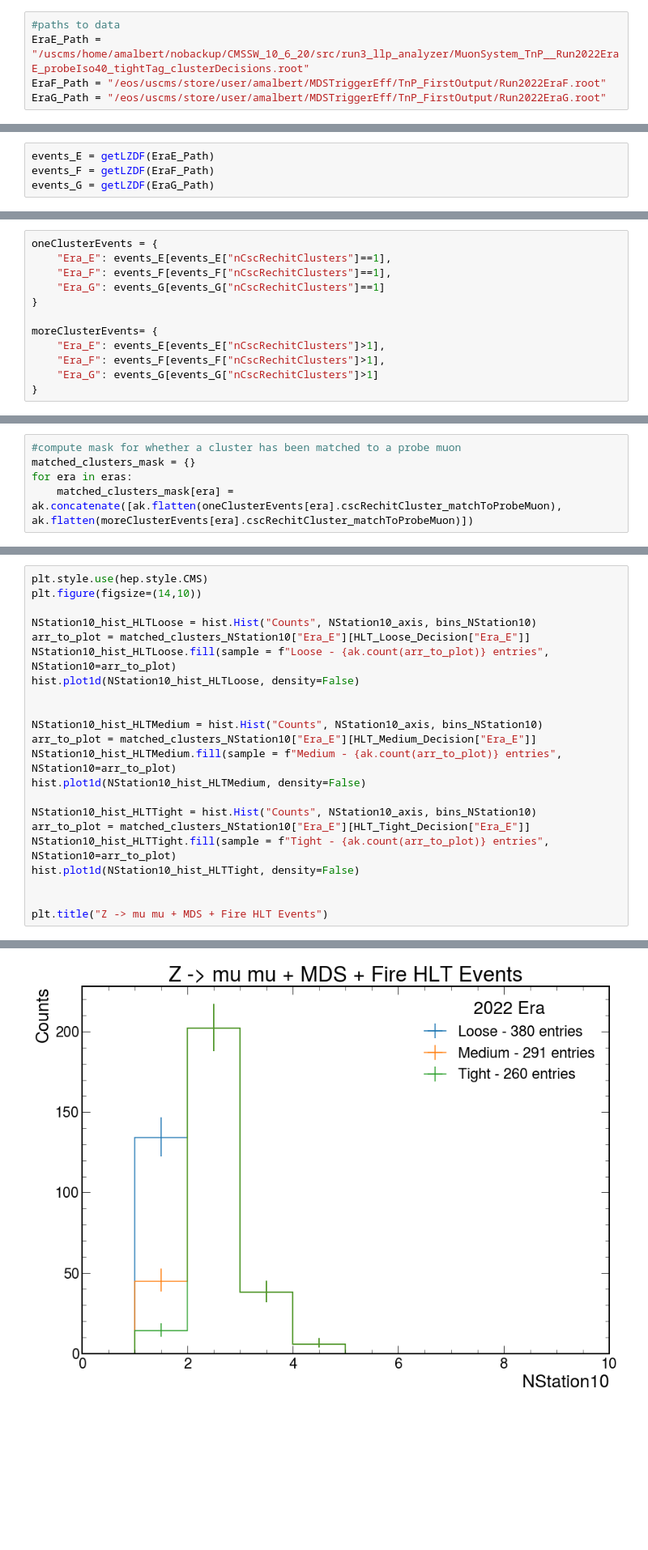
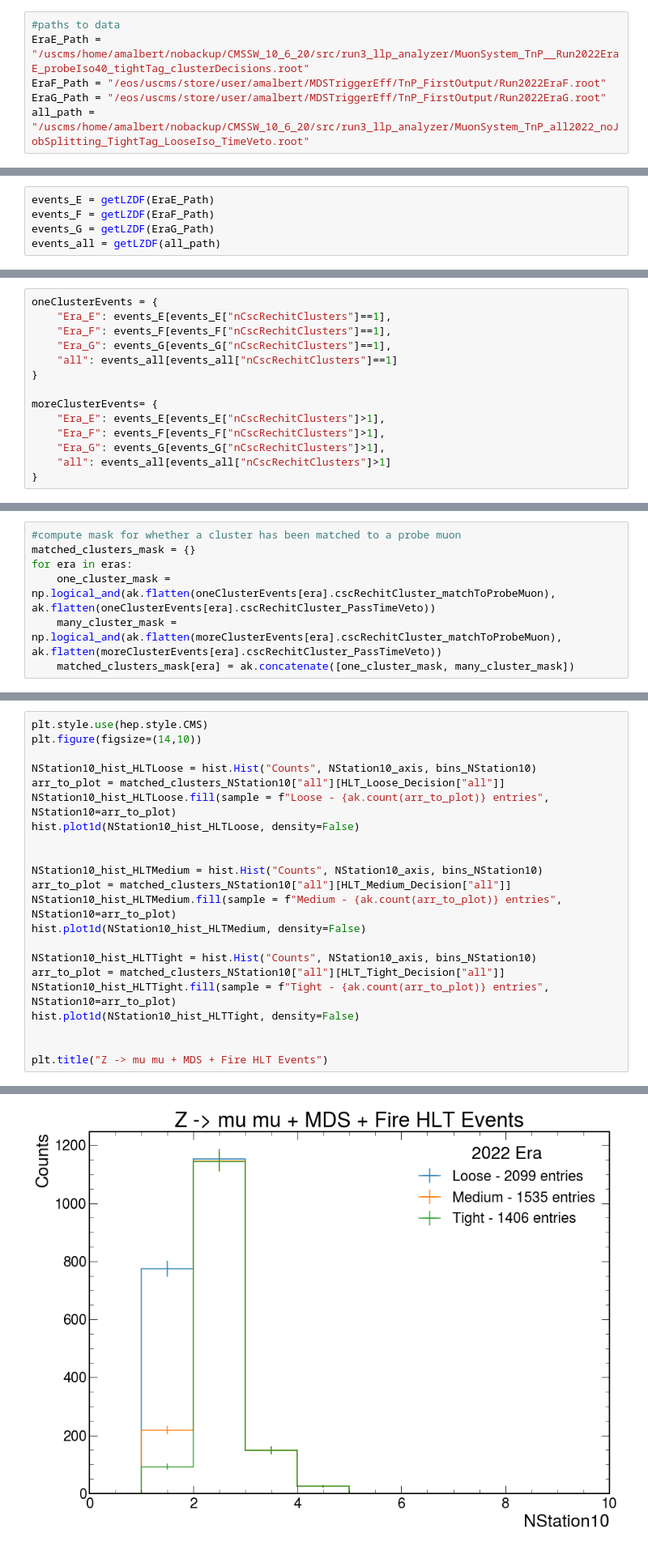
Before and after one commit to AlexAlbert41/run3_llp_analyzer, a Jupyter notebook: Plotting_Scripts/TnP_Plotting_Script_Updated.ipynb, the cells around one changed output, grey strips where cells are left out. Shown: that part at 81% size. Drawn from its saved outputs; the diff is of its cells as text; blank space fills up the shorter version.

```diff
--- a/Plotting_Scripts/TnP_Plotting_Script_Updated.ipynb
+++ b/Plotting_Scripts/TnP_Plotting_Script_Updated.ipynb
@@ -29,6 +27,7 @@ eras = ["Era_E"]
 EraE_Path = "/uscms/home/amalbert/nobackup/CMSSW_10_6_20/src/run3_llp_analyzer/MuonSystem_TnP__Run2022EraE_probeIso40_tightTag_clusterDecisions.root"
 EraF_Path = "/eos/uscms/store/user/amalbert/MDSTriggerEff/TnP_FirstOutput/Run2022EraF.root"
 EraG_Path = "/eos/uscms/store/user/amalbert/MDSTriggerEff/TnP_FirstOutput/Run2022EraG.root"
+all_path = "/uscms/home/amalbert/nobackup/CMSSW_10_6_20/src/run3_llp_analyzer/MuonSystem_TnP_all2022_noJobSplitting_TightTag_LooseIso_TimeVeto.root"
 # %%
 ak.behavior.update(candidate.behavior)
 
@@ -43,4 +42,5 @@ def getLZDF(f,nEvents=-1,version="new"): #lazy dataframe with events that have c
 events_E = getLZDF(EraE_Path)
 events_F = getLZDF(EraF_Path)
 events_G = getLZDF(EraG_Path)
+events_all = getLZDF(all_path)
 # %%
@@ -69,13 +69,15 @@ events_E.fields
 oneClusterEvents = {
     "Era_E": events_E[events_E["nCscRechitClusters"]==1],
     "Era_F": events_F[events_F["nCscRechitClusters"]==1],
-    "Era_G": events_G[events_G["nCscRechitClusters"]==1]
+    "Era_G": events_G[events_G["nCscRechitClusters"]==1],
+    "all": events_all[events_all["nCscRechitClusters"]==1]
 }
 
 moreClusterEvents= {
     "Era_E": events_E[events_E["nCscRechitClusters"]>1],
     "Era_F": events_F[events_F["nCscRechitClusters"]>1],
-    "Era_G": events_G[events_G["nCscRechitClusters"]>1]
+    "Era_G": events_G[events_G["nCscRechitClusters"]>1],
+    "all": events_all[events_all["nCscRechitClusters"]>1]
 }
 # %%
 #validate manual computation of HLT Decision
@@ -150,7 +152,9 @@ plt.xlim(0,200)
 #compute mask for whether a cluster has been matched to a probe muon
 matched_clusters_mask = {}
 for era in eras:
-    matched_clusters_mask[era] = ak.concatenate([ak.flatten(oneClusterEvents[era].cscRechitCluster_matchToProbeMuon), ak.flatten(moreClusterEvents[era].cscRechitCluster_matchToProbeMuon)])
+    one_cluster_mask = np.logical_and(ak.flatten(oneClusterEvents[era].cscRechitCluster_matchToProbeMuon), ak.flatten(oneClusterEvents[era].cscRechitCluster_PassTimeVeto))
+    many_cluster_mask = np.logical_and(ak.flatten(moreClusterEvents[era].cscRechitCluster_matchToProbeMuon), ak.flatten(moreClusterEvents[era].cscRechitCluster_PassTimeVeto))
+    matched_clusters_mask[era] = ak.concatenate([one_cluster_mask, many_cluster_mask])
 # %%
 # load HLT Decisions on a cluster-by-cluster basis
 # use HLT decision for one cluster events, computed "prediction" for events with more than one cluster
@@ -376,28 +380,28 @@ plt.xlim(0, 6)
 # %%
 plt.style.use(hep.style.CMS)
 plt.figure(figsize=(14,10))
 
 NStation10_hist_HLTLoose = hist.Hist("Counts", NStation10_axis, bins_NStation10)
-arr_to_plot = matched_clusters_NStation10["Era_E"][HLT_Loose_Decision["Era_E"]]
+arr_to_plot = matched_clusters_NStation10["all"][HLT_Loose_Decision["all"]]
 NStation10_hist_HLTLoose.fill(sample = f"Loose - {ak.count(arr_to_plot)} entries", NStation10=arr_to_plot)
 hist.plot1d(NStation10_hist_HLTLoose, density=False)
 
 
 NStation10_hist_HLTMedium = hist.Hist("Counts", NStation10_axis, bins_NStation10)
-arr_to_plot = matched_clusters_NStation10["Era_E"][HLT_Medium_Decision["Era_E"]]
+arr_to_plot = matched_clusters_NStation10["all"][HLT_Medium_Decision["all"]]
 NStation10_hist_HLTMedium.fill(sample = f"Medium - {ak.count(arr_to_plot)} entries", NStation10=arr_to_plot)
 hist.plot1d(NStation10_hist_HLTMedium, density=False)
 
 NStation10_hist_HLTTight = hist.Hist("Counts", NStation10_axis, bins_NStation10)
-arr_to_plot = matched_clusters_NStation10["Era_E"][HLT_Tight_Decision["Era_E"]]
+arr_to_plot = matched_clusters_NStation10["all"][HLT_Tight_Decision["all"]]
 NStation10_hist_HLTTight.fill(sample = f"Tight - {ak.count(arr_to_plot)} entries", NStation10=arr_to_plot)
 hist.plot1d(NStation10_hist_HLTTight, density=False)
 
 
 plt.title("Z -> mu mu + MDS + Fire HLT Events")
 # %% [output]
 Text(0.5, 1.0, 'Z -> mu mu + MDS + Fire HLT Events')
-[figure, old version]
+[figure, new version]
 # %%
 #shift bins over by 0.5 so efficiency points are on NStation10 value
 newBins_NStation10 = hist.Bin("NStation10", "NStation10",np.linspace(-0.5, 10.5, 12))
```
Also changed, not shown: parts of 16 cells of this notebook.
